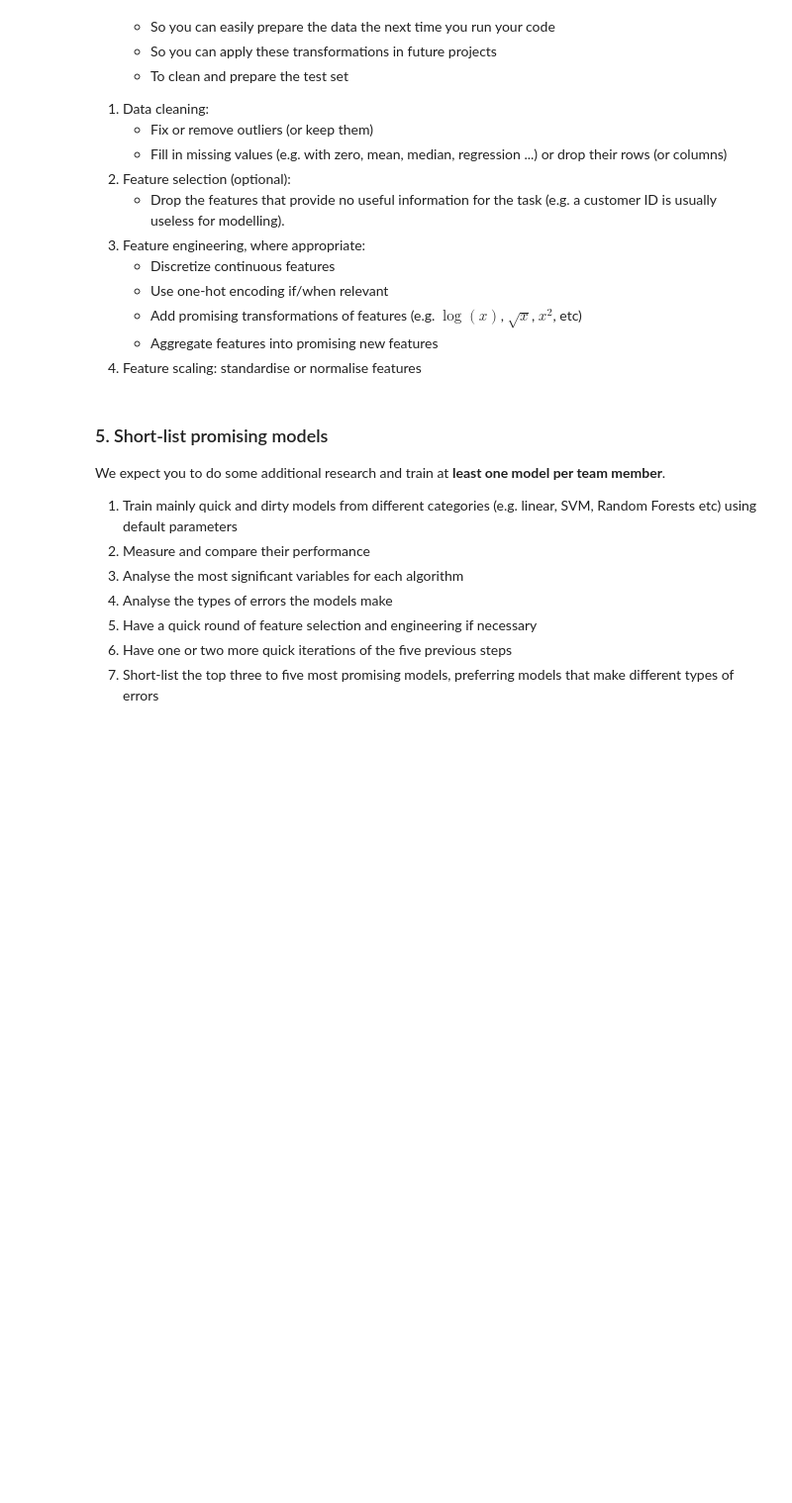
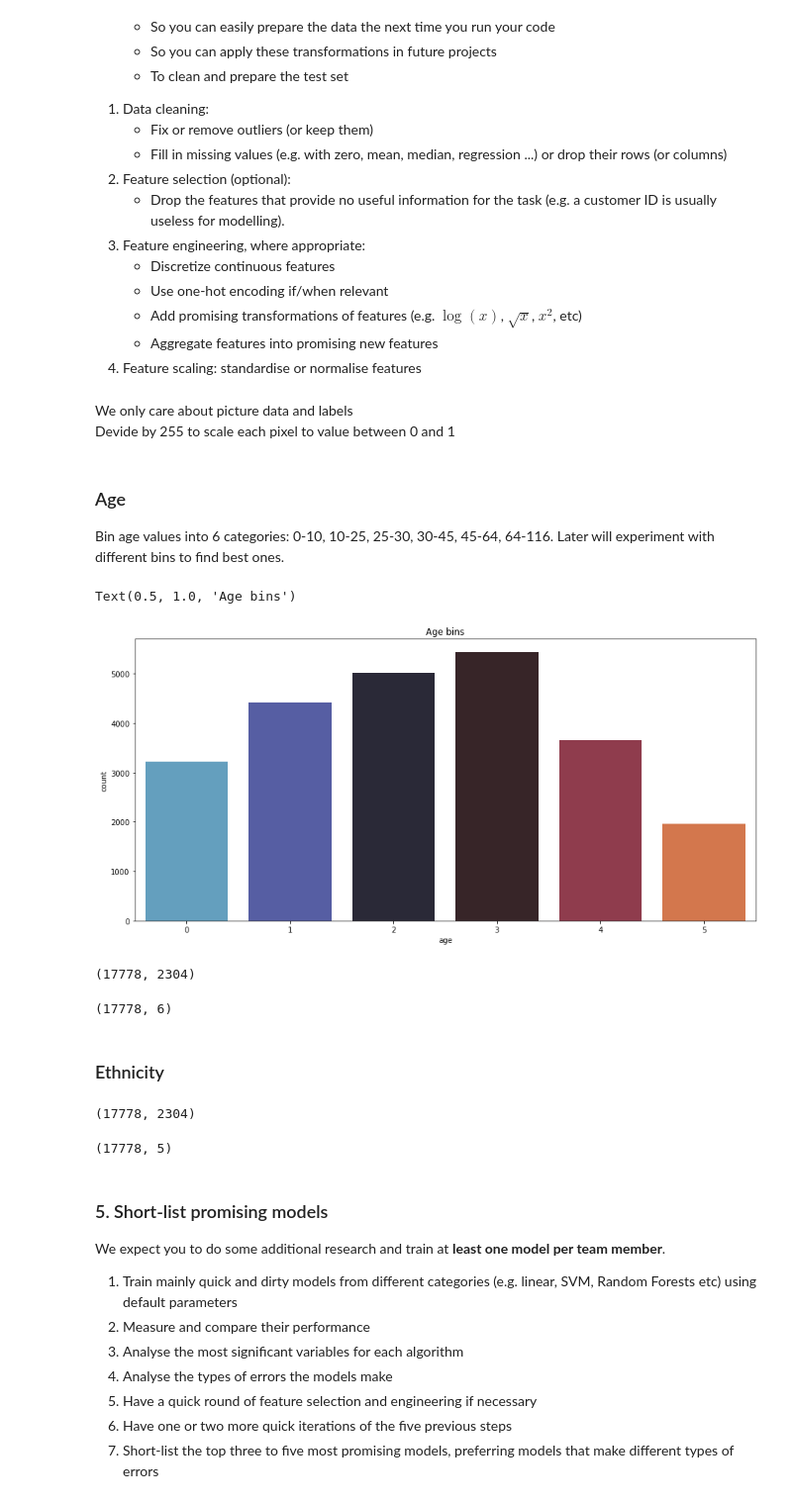
Before and after one commit to Beadhangerone/MAL, a Jupyter notebook: MAL Exercise 7.ipynb, the cells around one changed output. Shown at 99% size. Saved outputs shown, nothing was run; the diff lists cells and outputs as text; code cells hidden in the pictures; blank space fills up the shorter version.

```diff
--- a/MAL Exercise 7.ipynb
+++ b/MAL Exercise 7.ipynb
@@ -220,3 +161,6 @@ Notes:
     * Add promising transformations of features (e.g. $\log(x)$, $\sqrt{x}$, $x^2$, etc)
     * Aggregate features into promising new features
 4. Feature scaling: standardise or normalise features
+# %% [markdown]
+We only care about picture data and labels
+Devide by 255 to scale each pixel to value between 0 and 1
@@ -223,3 +169,41 @@ Notes:
+# %% [markdown]
+### Age
+Bin age values into 6 categories: 0-10, 10-25, 25-30, 30-45, 45-64, 64-116. Later will experiment with different bins to find best ones.
+# %%
+
+#age_map = {0:"0-3",1:"3-18",2:"18-45",3:"45-64",4:"64-116"}
+#bins=[0,6,18,25,30,45,64,116],labels=["0","1","2","3","4","5","6"]
+ages = pd.cut(df["age"],bins=[0,10,25,30,45,64,116],labels=["0","1","2","3","4","5"])#pd.qcut(df['age'], 10,labels = ["0-6","6-20","20-25","25-26","26-29","29-34","34-40","40-50","50-61","61-116"])
+
+plt.figure(figsize=(15,7))
+g = sns.countplot(ages, palette="icefire")
+plt.title("Age bins")
+# %% [output]
+Text(0.5, 1.0, 'Age bins')
+[figure, added]
+# %%
+#Convert a class integers to binary class matrix.
+y = to_categorical(ages, 6)
+x = scaled
+
+X_train, X_test, Y_train, Y_test = train_test_split(x, y, stratify = y,random_state=69)
+print(X_train.shape)
+Y_train.shape
+# %% [output]
+(17778, 2304)
+(17778, 6)
+# %% [markdown]
+### Ethnicity
+# %%
+y_ethnicity = to_categorical(df['ethnicity'], 5)
+x = pictures/255
+
+X_train_ethnicity, X_test_ethnicity, Y_train_ethnicity, Y_test_ethnicity = train_test_split(x, y_ethnicity, stratify = y_ethnicity,random_state=69)
+print(X_train_ethnicity.shape)
+Y_train_ethnicity.shape
+# %% [output]
+(17778, 2304)
+(17778, 5)
 # %% [markdown]
 ### 5. Short-list promising models
 We expect you to do some additional research and train at **least one model per team member**.
```
Also changed, not shown: parts of 39 cells of this notebook, 1 other file.
